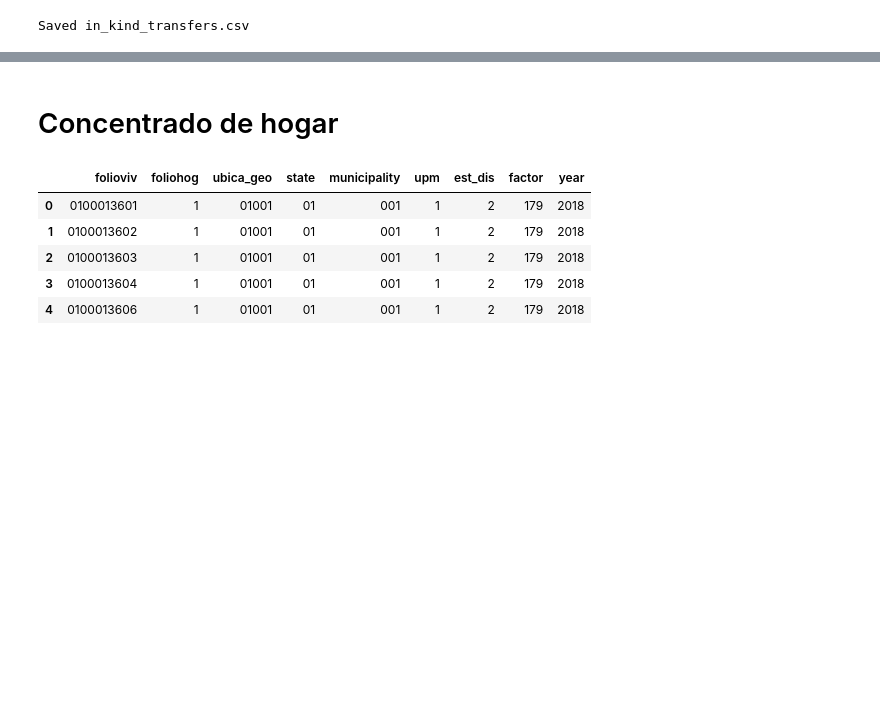
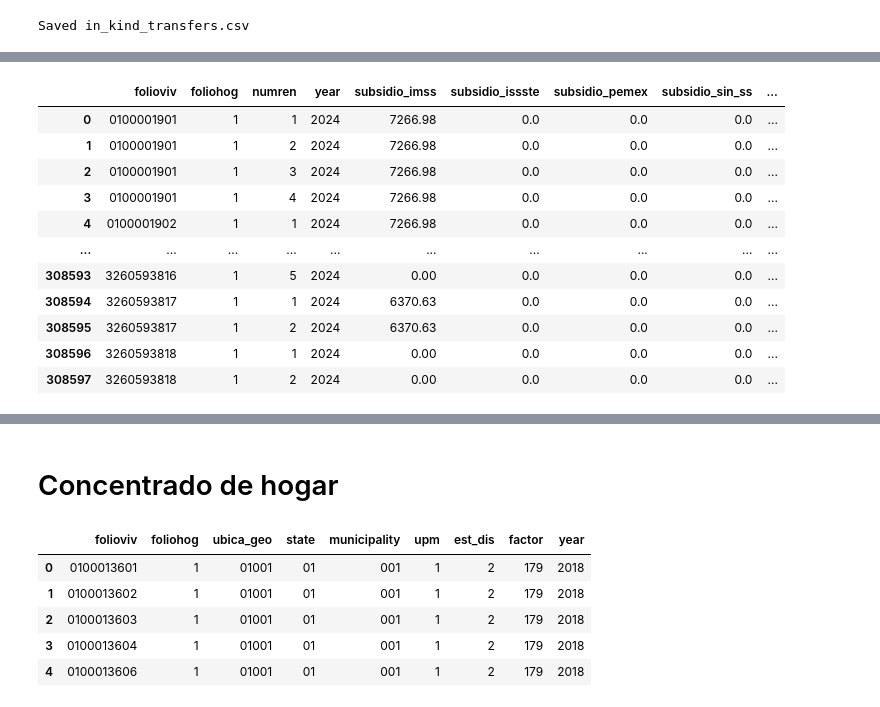
Before and after one commit to JesusSanchezM/3.-Mapping-the-Fiscal-Burden, a Jupyter notebook: fiscal_incidence_project/notebooks/02_post_fiscal_final_income.ipynb, the cells around one changed output, grey strips where cells are left out. Drawn from its saved outputs; the diff is of its cells as text; code cells hidden in the pictures; blank space fills up the shorter version.

```diff
--- a/fiscal_incidence_project/notebooks/02_post_fiscal_final_income.ipynb
+++ b/fiscal_incidence_project/notebooks/02_post_fiscal_final_income.ipynb
@@ -647,21 +594,21 @@ df_poblacion_2024["education_expenditure"] = 0.0
 mask_basica = (
     (df_poblacion_2024["asis_esc"] == 1) &
     (df_poblacion_2024["tipoesc"] == 1) &
-    (df_poblacion_2024["nivel"].isin([1, 2, 3]))
+    (df_poblacion_2024["nivel"].isin([1, 2, 3, 4, 5, 6, 7]))
 )
 
 # Media superior
 mask_media = (
     (df_poblacion_2024["asis_esc"] == 1) &
     (df_poblacion_2024["tipoesc"] == 1) &
-    (df_poblacion_2024["nivel"].isin([4, 5]))
+    (df_poblacion_2024["nivel"].isin([8, 9, 10]))
 )
 
 # Superior
 mask_superior = (
     (df_poblacion_2024["asis_esc"] == 1) &
     (df_poblacion_2024["tipoesc"] == 1) &
-    (df_poblacion_2024["nivel"].isin([6, 7, 8, 9]))
+    (df_poblacion_2024["nivel"].isin([11, 12, 13, 14]))
 )
 
 # Otros
@@ -737,0 +763,74 @@ Saved in_kind_transfers.csv
+# %%
+
+health_2024 = (
+    health.loc[health["year"] == 2024]
+    .copy()
+)
+
+# ==========================================================
+# Extraer el estado
+# ==========================================================
+
+health_state_2024 = df_poblacion_2024.copy()
+
+health_state_2024["state"] = (
+    health_state_2024["folioviv"]
+    .astype(str)
+    .str[:2]
+    .astype(int)
+)
+
+# ==========================================================
+# Merge
+# ==========================================================
+
+health_state_2024 = health_state_2024.merge(
+    health_2024[
+        ["state", "SIN SS", "IMSS", "ISSSTE", "PEMEX"]
+    ],
+    on="state",
+    how="left"
+)
+
+# ==========================================================
+# Imputar subsidios
+# ==========================================================
+
+health_state_2024["subsidio_imss"] = health_state_2024["IMSS"].where(health_state_2024["inst_1"] == 1, 0)
+
+health_state_2024["subsidio_issste"] = health_state_2024["ISSSTE"].where(health_state_2024["inst_2"] == 2, 0)
+
+health_state_2024["subsidio_pemex"] = health_state_2024["PEMEX"].where(health_state_2024["inst_4"] == 4, 0)
+
+health_state_2024["subsidio_sin_ss"] = health_state_2024["SIN SS"].where(health_state_2024["inst_5"] == 5, 0)
+
+# ==========================================================
+# Suma final
+# ==========================================================
+
+health_state_2024["subsidio_salud"] = (
+    health_state_2024["subsidio_imss"]
+    + health_state_2024["subsidio_issste"]
+    + health_state_2024["subsidio_pemex"]
+    + health_state_2024["subsidio_sin_ss"]
+)
+
+health_state_2024["year"] = 2024
+
+health_state_2024 = health_state_2024[["folioviv", "foliohog", "numren", "year",
+                   "subsidio_imss", "subsidio_issste", "subsidio_pemex", "subsidio_sin_ss", "subsidio_salud"]]
+
+health_state_2024
+# %% [output]
+|  | folioviv | foliohog | numren | year | subsidio_imss | subsidio_issste | subsidio_pemex | subsidio_sin_ss | ... |
+| 0 | 0100001901 | 1 | 1 | 2024 | 7266.98 | 0.0 | 0.0 | 0.0 | ... |
+| 1 | 0100001901 | 1 | 2 | 2024 | 7266.98 | 0.0 | 0.0 | 0.0 | ... |
+| 2 | 0100001901 | 1 | 3 | 2024 | 7266.98 | 0.0 | 0.0 | 0.0 | ... |
+| 3 | 0100001901 | 1 | 4 | 2024 | 7266.98 | 0.0 | 0.0 | 0.0 | ... |
+| 4 | 0100001902 | 1 | 1 | 2024 | 7266.98 | 0.0 | 0.0 | 0.0 | ... |
+| ... | ... | ... | ... | ... | ... | ... | ... | ... | ... |
+| 308593 | 3260593816 | 1 | 5 | 2024 | 0.00 | 0.0 | 0.0 | 0.0 | ... |
+| 308594 | 3260593817 | 1 | 1 | 2024 | 6370.63 | 0.0 | 0.0 | 0.0 | ... |
+| 308595 | 3260593817 | 1 | 2 | 2024 | 6370.63 | 0.0 | 0.0 | 0.0 | ... |
+| 308596 | 3260593818 | 1 | 1 | 2024 | 0.00 | 0.0 | 0.0 | 0.0 | ... |
+| 308597 | 3260593818 | 1 | 2 | 2024 | 0.00 | 0.0 | 0.0 | 0.0 | ... |
```
Also changed, not shown: parts of 10 cells of this notebook, 4 other files.
